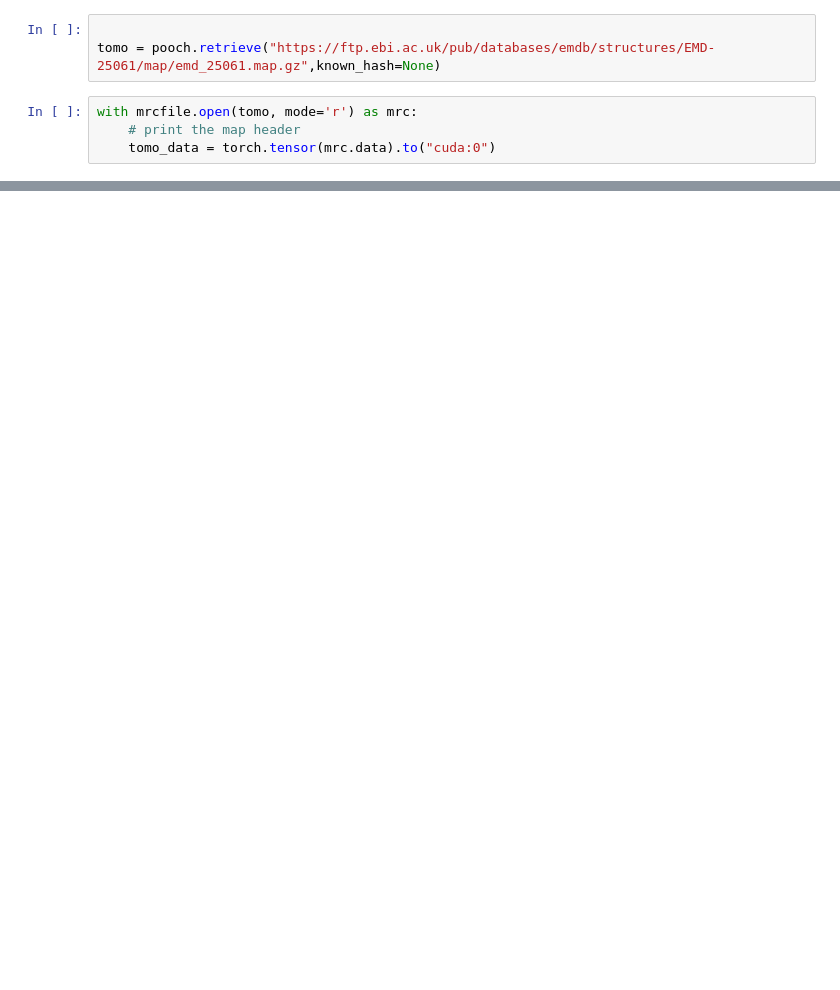
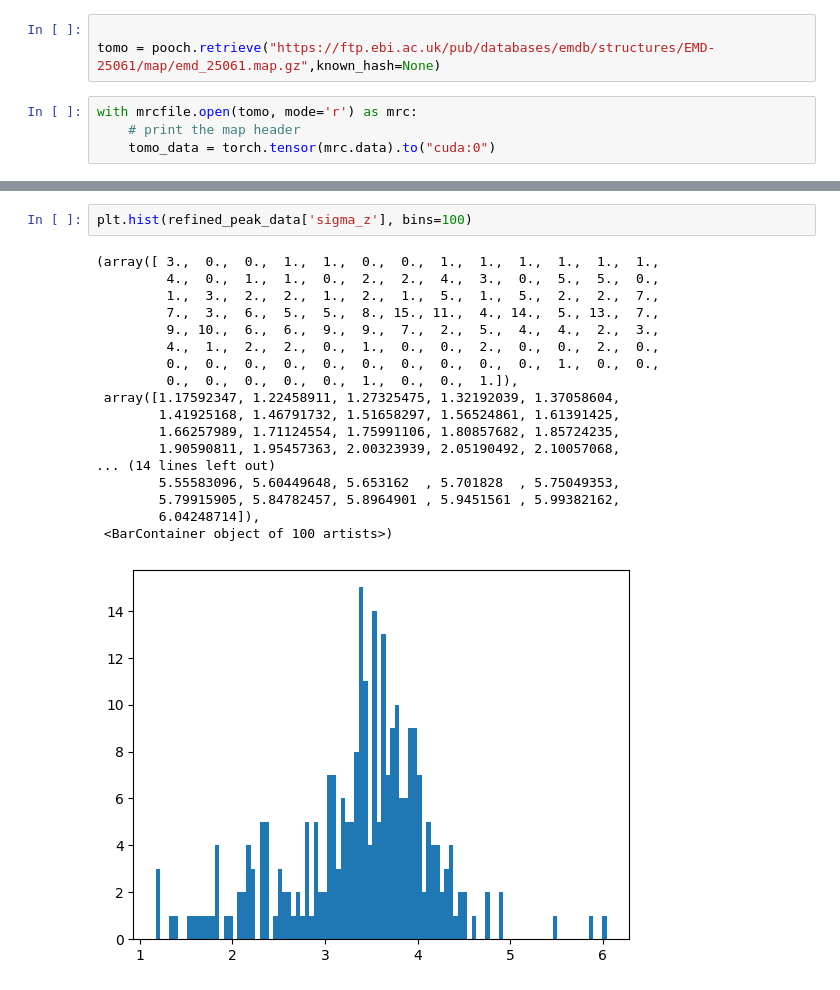
Before and after one commit to jojoelfe/torch-peaks, a Jupyter notebook: docs/examples/find_golds.ipynb, the cells around one changed output, grey strips where cells are left out. Drawn from its saved outputs; the diff is of its cells as text; blank space fills up the shorter version.

```diff
--- a/docs/examples/find_golds.ipynb
+++ b/docs/examples/find_golds.ipynb
@@ -32,0 +95,21 @@ plt.show()
+# %%
+plt.hist(refined_peak_data['sigma_z'], bins=100)
+# %% [output]
+(array([ 3.,  0.,  0.,  1.,  1.,  0.,  0.,  1.,  1.,  1.,  1.,  1.,  1.,
+         4.,  0.,  1.,  1.,  0.,  2.,  2.,  4.,  3.,  0.,  5.,  5.,  0.,
+         1.,  3.,  2.,  2.,  1.,  2.,  1.,  5.,  1.,  5.,  2.,  2.,  7.,
+         7.,  3.,  6.,  5.,  5.,  8., 15., 11.,  4., 14.,  5., 13.,  7.,
+         9., 10.,  6.,  6.,  9.,  9.,  7.,  2.,  5.,  4.,  4.,  2.,  3.,
+         4.,  1.,  2.,  2.,  0.,  1.,  0.,  0.,  2.,  0.,  0.,  2.,  0.,
+         0.,  0.,  0.,  0.,  0.,  0.,  0.,  0.,  0.,  0.,  1.,  0.,  0.,
+         0.,  0.,  0.,  0.,  0.,  1.,  0.,  0.,  1.]),
+ array([1.17592347, 1.22458911, 1.27325475, 1.32192039, 1.37058604,
+        1.41925168, 1.46791732, 1.51658297, 1.56524861, 1.61391425,
+        1.66257989, 1.71124554, 1.75991106, 1.80857682, 1.85724235,
+        1.90590811, 1.95457363, 2.00323939, 2.05190492, 2.10057068,
+... (14 lines left out)
+        5.55583096, 5.60449648, 5.653162  , 5.701828  , 5.75049353,
+        5.79915905, 5.84782457, 5.8964901 , 5.9451561 , 5.99382162,
+        6.04248714]),
+ <BarContainer object of 100 artists>)
+[figure, added]
```
Also changed, not shown: parts of 9 cells of this notebook, 5 other files.
